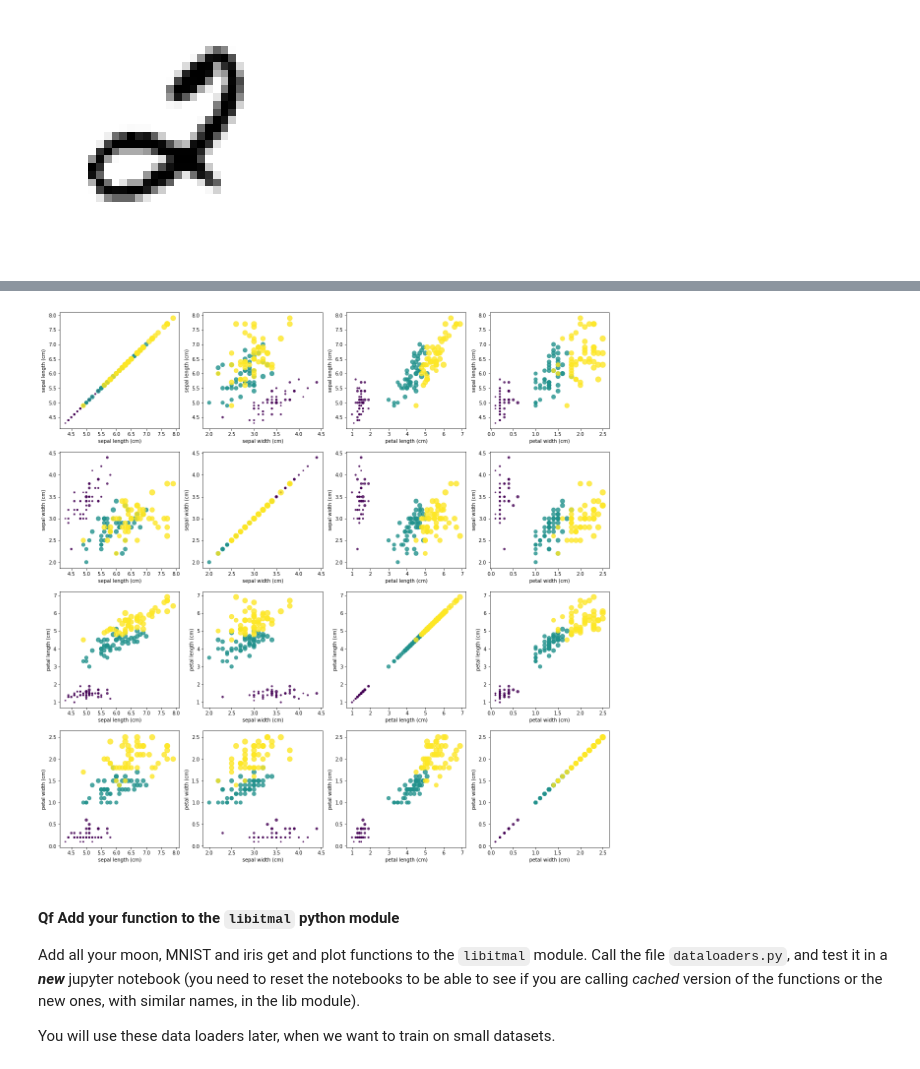
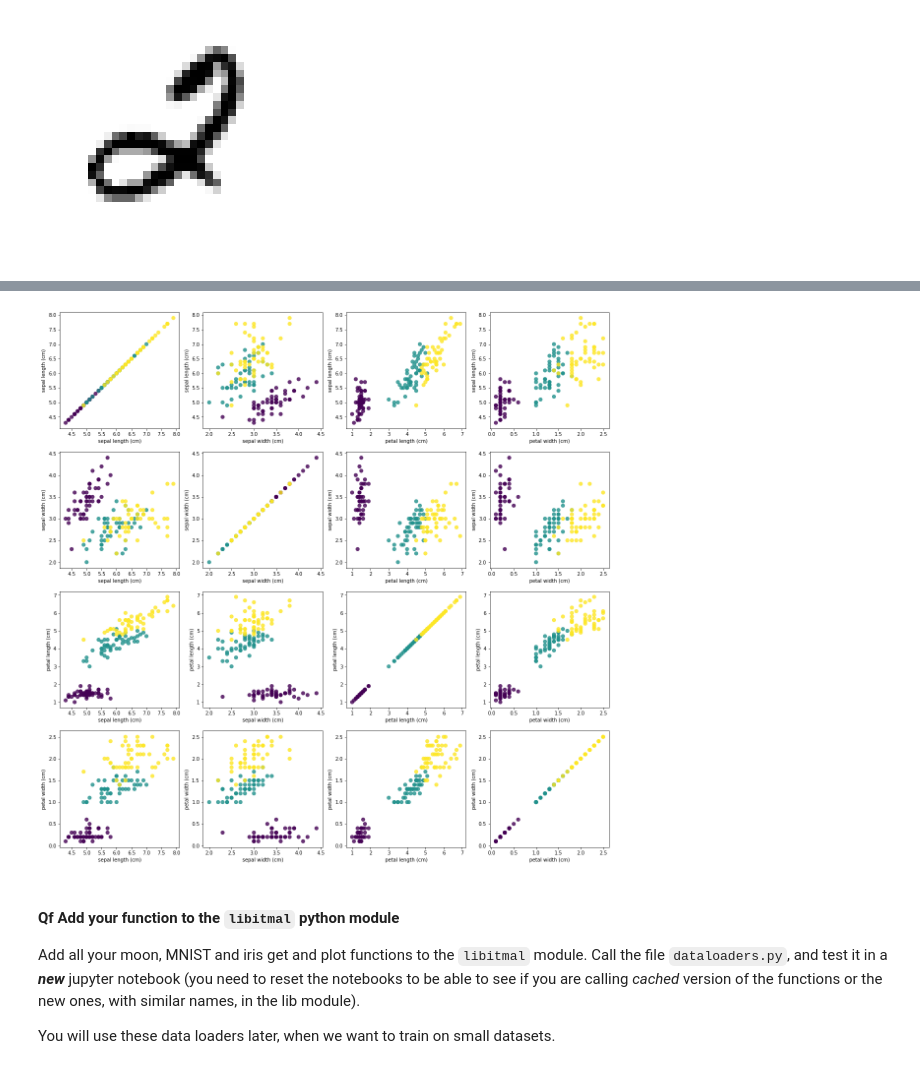
Before and after one commit to nicho1991/MachineLearning, a Jupyter notebook: L03/dataset.ipynb, the cells around one changed output, grey strips where cells are left out. Drawn from its saved outputs; the diff is of its cells as text; code cells hidden in the pictures.

```diff
--- a/L03/dataset.ipynb
+++ b/L03/dataset.ipynb
@@ -186,22 +186,22 @@ Create a plot function that takes just two feature dimensions and plots them in
 # %%
 # TODO: Qe...
 import matplotlib.pyplot as plt
 
 def plot(k):
     size = len(k.data[0])
     plt.figure(figsize=(20,20))
     counter = 0;
     for z in range(0,size):
         for i in range(0,size):
             counter = counter + 1
             plt.subplot(4,4, counter)
-            plt.scatter(k.data.T[i], k.data.T[z], c=k.target, s=50*petalWidth, alpha=0.8, cmap='viridis')
+            plt.scatter(k.data.T[i], k.data.T[z], c=k.target, s=50*1, alpha=0.8, cmap='viridis')
             plt.xlabel(k.feature_names[i])
             plt.ylabel(k.feature_names[z])
 
 plot(iris)
 # %% [output]
-[figure, old version]
+[figure, new version]
 # %% [markdown]
 #### Qf Add your function to the `libitmal` python module
 
```
Also changed, not shown: parts of 2 cells of this notebook, 8 other files.
